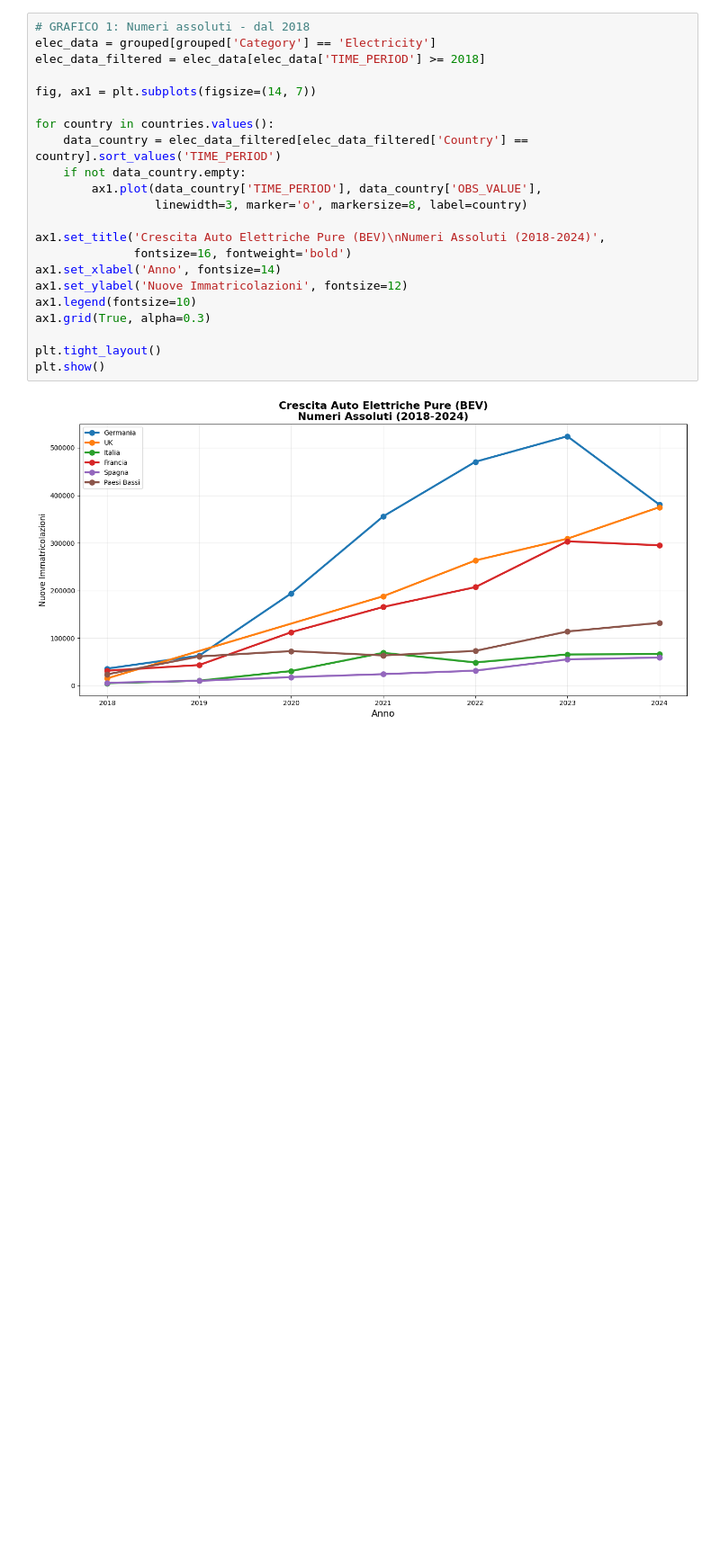
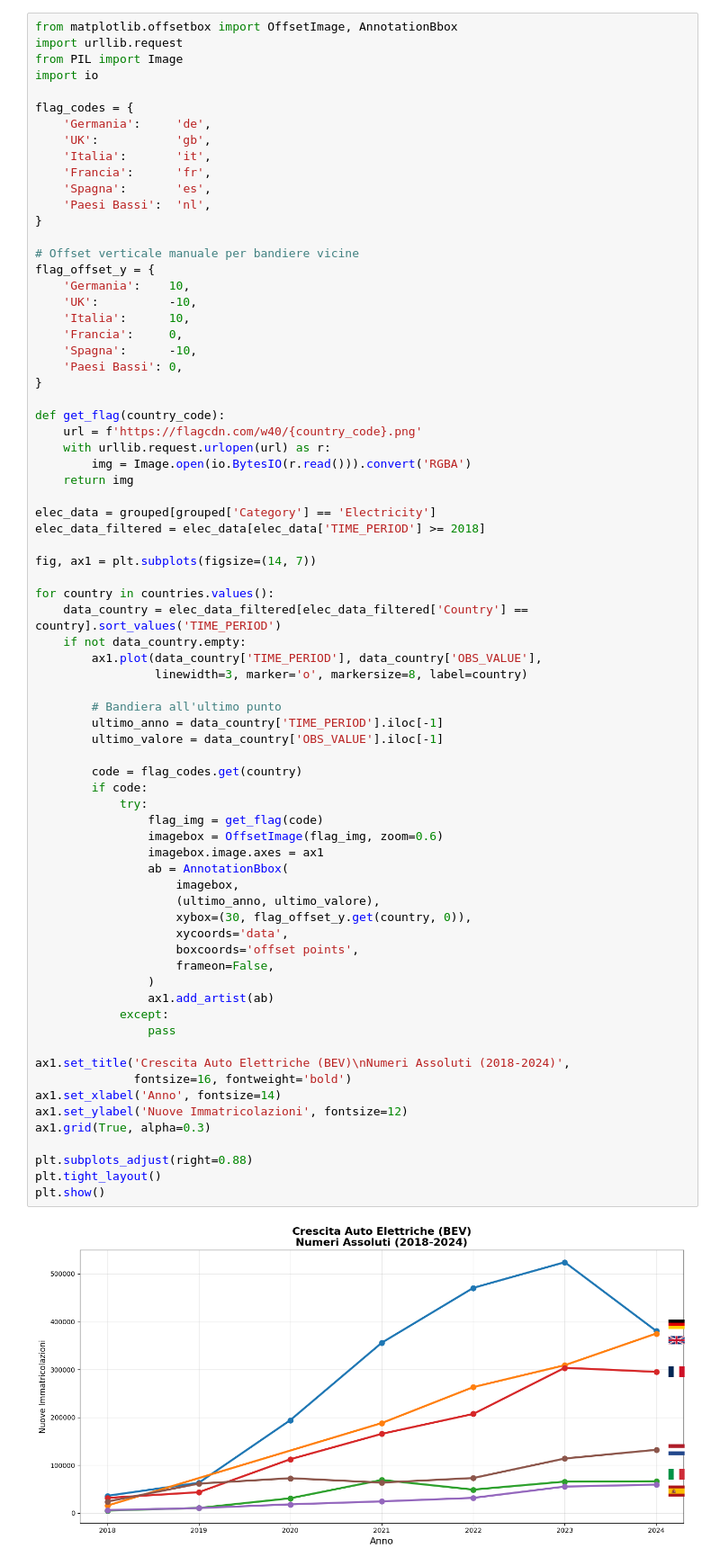
Before and after one commit to MarcoB27/data_visualization, a Jupyter notebook: script/combustion_engine_europe.ipynb, the cells around one changed output. Shown at 90% size. Drawn from its saved outputs; the diff is of its cells as text; blank space fills up the shorter version.

```diff
--- a/script/combustion_engine_europe.ipynb
+++ b/script/combustion_engine_europe.ipynb
@@ -179,26 +209,77 @@ plt.show()
 # %%
-# GRAFICO 1: Numeri assoluti - dal 2018
+from matplotlib.offsetbox import OffsetImage, AnnotationBbox
+import urllib.request
+from PIL import Image
+import io
+
+flag_codes = {
+    'Germania':     'de',
+    'UK':           'gb',
+    'Italia':       'it',
+    'Francia':      'fr',
+    'Spagna':       'es',
+    'Paesi Bassi':  'nl',
+}
+
+# Offset verticale manuale per bandiere vicine
+flag_offset_y = {
+    'Germania':    10,
+    'UK':          -10,
+    'Italia':      10,
+    'Francia':     0,
+    'Spagna':      -10,
+    'Paesi Bassi': 0,
+}
+
+def get_flag(country_code):
+    url = f'https://flagcdn.com/w40/{country_code}.png'
+    with urllib.request.urlopen(url) as r:
+        img = Image.open(io.BytesIO(r.read())).convert('RGBA')
+    return img
+
 elec_data = grouped[grouped['Category'] == 'Electricity']
 elec_data_filtered = elec_data[elec_data['TIME_PERIOD'] >= 2018]
 
 fig, ax1 = plt.subplots(figsize=(14, 7))
 
 for country in countries.values():
     data_country = elec_data_filtered[elec_data_filtered['Country'] == country].sort_values('TIME_PERIOD')
     if not data_country.empty:
         ax1.plot(data_country['TIME_PERIOD'], data_country['OBS_VALUE'],
                  linewidth=3, marker='o', markersize=8, label=country)
 
-ax1.set_title('Crescita Auto Elettriche Pure (BEV)\nNumeri Assoluti (2018-2024)',
+        # Bandiera all'ultimo punto
+        ultimo_anno = data_country['TIME_PERIOD'].iloc[-1]
+        ultimo_valore = data_country['OBS_VALUE'].iloc[-1]
+
+        code = flag_codes.get(country)
+        if code:
+            try:
+                flag_img = get_flag(code)
+                imagebox = OffsetImage(flag_img, zoom=0.6)
+                imagebox.image.axes = ax1
+                ab = AnnotationBbox(
+                    imagebox,
+                    (ultimo_anno, ultimo_valore),
+                    xybox=(30, flag_offset_y.get(country, 0)),
+                    xycoords='data',
+                    boxcoords='offset points',
+                    frameon=False,
+                )
+                ax1.add_artist(ab)
+            except:
+                pass
+
+ax1.set_title('Crescita Auto Elettriche (BEV)\nNumeri Assoluti (2018-2024)',
               fontsize=16, fontweight='bold')
 ax1.set_xlabel('Anno', fontsize=14)
 ax1.set_ylabel('Nuove Immatricolazioni', fontsize=12)
-ax1.legend(fontsize=10)
 ax1.grid(True, alpha=0.3)
 
+plt.subplots_adjust(right=0.88)
 plt.tight_layout()
 plt.show()
 # %% [output]
-[figure, old version]
+[figure, new version]
 # %%
 fig1, ax1 = plt.subplots(figsize=(12, 7))
```
Also changed, not shown: parts of 2 cells of this notebook, 4 other files.
